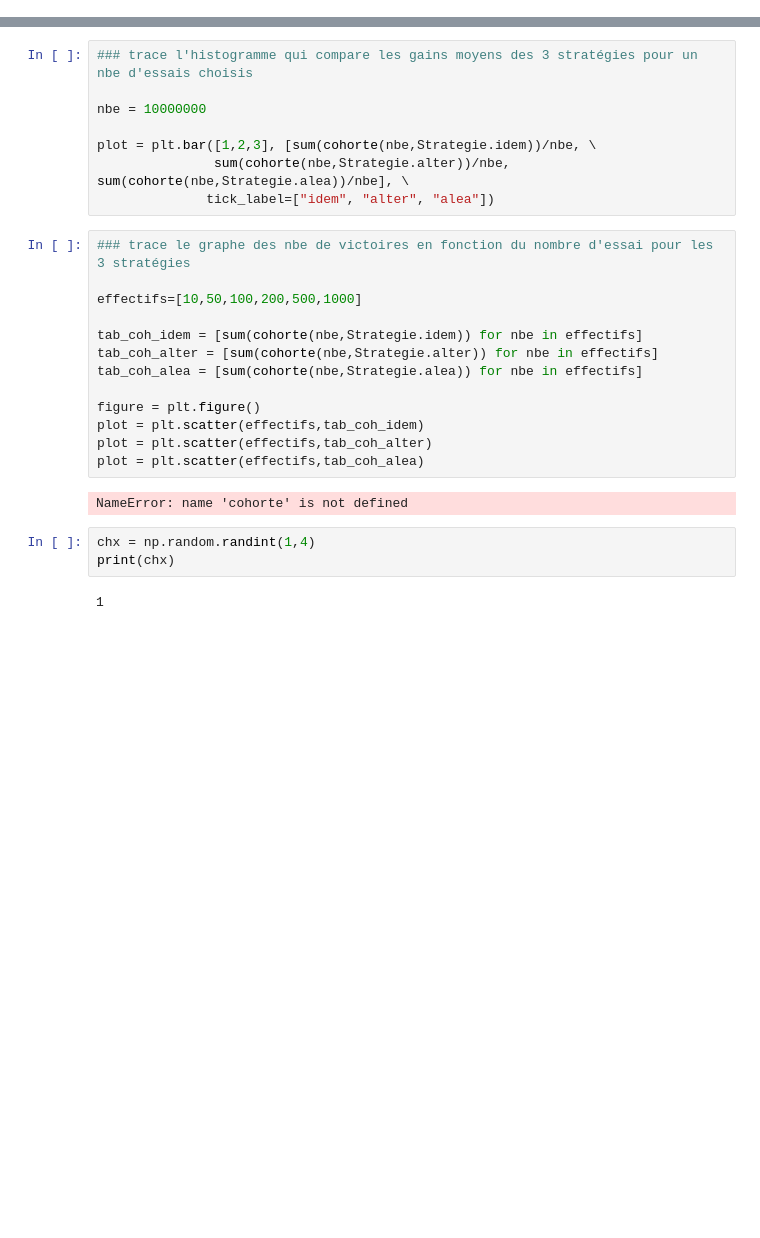
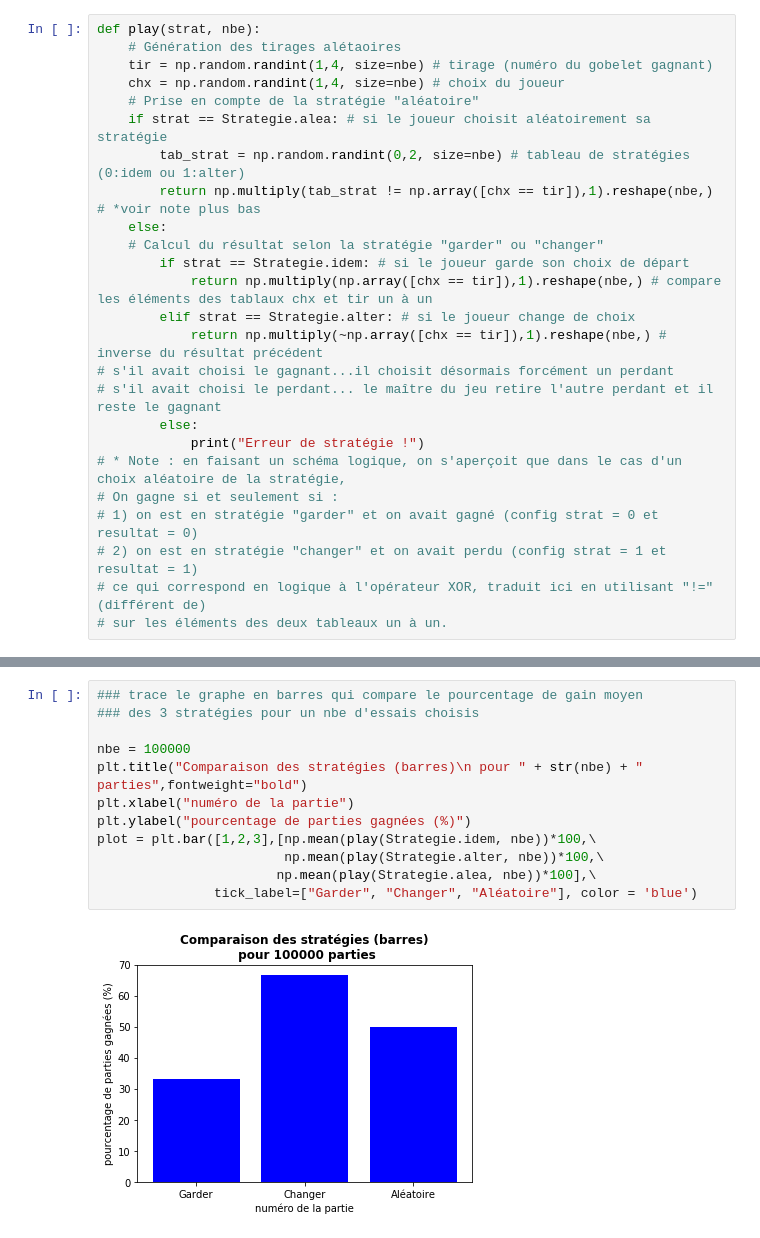
Before and after one commit to SmellyArmure/04-Jupyter, a Jupyter notebook: Exo-MontyHall.ipynb, the cells around one changed output, grey strips where cells are left out. Drawn from its saved outputs; the diff is of its cells as text; blank space fills up the shorter version.

```diff
--- a/Exo-MontyHall.ipynb
+++ b/Exo-MontyHall.ipynb
@@ -80,0 +18,25 @@ plt.gcf().subplots_adjust(left = 0, bottom = 0.2, right = 3, top = 0.9, wspace =
+# %%
+def play(strat, nbe):
+    # Génération des tirages alétaoires
+    tir = np.random.randint(1,4, size=nbe) # tirage (numéro du gobelet gagnant)
+    chx = np.random.randint(1,4, size=nbe) # choix du joueur
+    # Prise en compte de la stratégie "aléatoire"
+    if strat == Strategie.alea: # si le joueur choisit aléatoirement sa stratégie
+        tab_strat = np.random.randint(0,2, size=nbe) # tableau de stratégies (0:idem ou 1:alter)
+        return np.multiply(tab_strat != np.array([chx == tir]),1).reshape(nbe,) # *voir note plus bas
+    else:
+    # Calcul du résultat selon la stratégie "garder" ou "changer"
+        if strat == Strategie.idem: # si le joueur garde son choix de départ
+            return np.multiply(np.array([chx == tir]),1).reshape(nbe,) # compare les éléments des tablaux chx et tir un à un
+        elif strat == Strategie.alter: # si le joueur change de choix
+            return np.multiply(~np.array([chx == tir]),1).reshape(nbe,) # inverse du résultat précédent
+# s'il avait choisi le gagnant...il choisit désormais forcément un perdant
+# s'il avait choisi le perdant... le maître du jeu retire l'autre perdant et il reste le gagnant
+        else:
+            print("Erreur de stratégie !")
+# * Note : en faisant un schéma logique, on s'aperçoit que dans le cas d'un choix aléatoire de la stratégie,
+# On gagne si et seulement si :
+# 1) on est en stratégie "garder" et on avait gagné (config strat = 0 et resultat = 0)
+# 2) on est en stratégie "changer" et on avait perdu (config strat = 1 et resultat = 1)
+# ce qui correspond en logique à l'opérateur XOR, traduit ici en utilisant "!=" (différent de)
+# sur les éléments des deux tableaux un à un.
@@ -81,28 +82,14 @@ plt.gcf().subplots_adjust(left = 0, bottom = 0.2, right = 3, top = 0.9, wspace =
 # %%
-### trace l'histogramme qui compare les gains moyens des 3 stratégies pour un nbe d'essais choisis
+### trace le graphe en barres qui compare le pourcentage de gain moyen
+### des 3 stratégies pour un nbe d'essais choisis
 
-nbe = 10000000
-
-plot = plt.bar([1,2,3], [sum(cohorte(nbe,Strategie.idem))/nbe, \
-               sum(cohorte(nbe,Strategie.alter))/nbe, sum(cohorte(nbe,Strategie.alea))/nbe], \
-              tick_label=["idem", "alter", "alea"])
+nbe = 100000
+plt.title("Comparaison des stratégies (barres)\n pour " + str(nbe) + " parties",fontweight="bold")
+plt.xlabel("numéro de la partie")
+plt.ylabel("pourcentage de parties gagnées (%)")
+plot = plt.bar([1,2,3],[np.mean(play(Strategie.idem, nbe))*100,\
+                        np.mean(play(Strategie.alter, nbe))*100,\
+                       np.mean(play(Strategie.alea, nbe))*100],\
+               tick_label=["Garder", "Changer", "Aléatoire"], color = 'blue')
+# %% [output]
+[figure, added]
-# %%
-### trace le graphe des nbe de victoires en fonction du nombre d'essai pour les 3 stratégies
-
-effectifs=[10,50,100,200,500,1000]
-
-tab_coh_idem = [sum(cohorte(nbe,Strategie.idem)) for nbe in effectifs]
-tab_coh_alter = [sum(cohorte(nbe,Strategie.alter)) for nbe in effectifs]
-tab_coh_alea = [sum(cohorte(nbe,Strategie.alea)) for nbe in effectifs]
-
-figure = plt.figure()
-plot = plt.scatter(effectifs,tab_coh_idem)
-plot = plt.scatter(effectifs,tab_coh_alter)
-plot = plt.scatter(effectifs,tab_coh_alea)
-# %% [output]
-NameError: name 'cohorte' is not defined
-# %%
-chx = np.random.randint(1,4)
-print(chx)
-# %% [output]
-1
```
Also changed, not shown: parts of 7 cells of this notebook.
